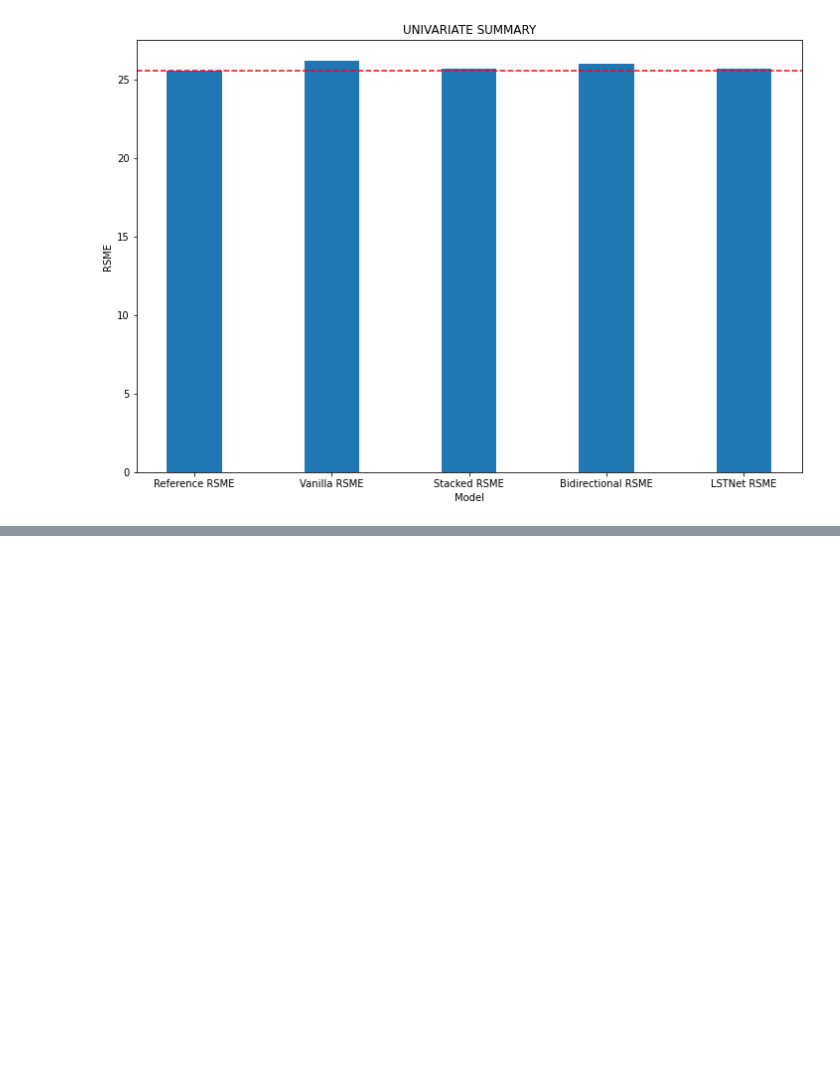
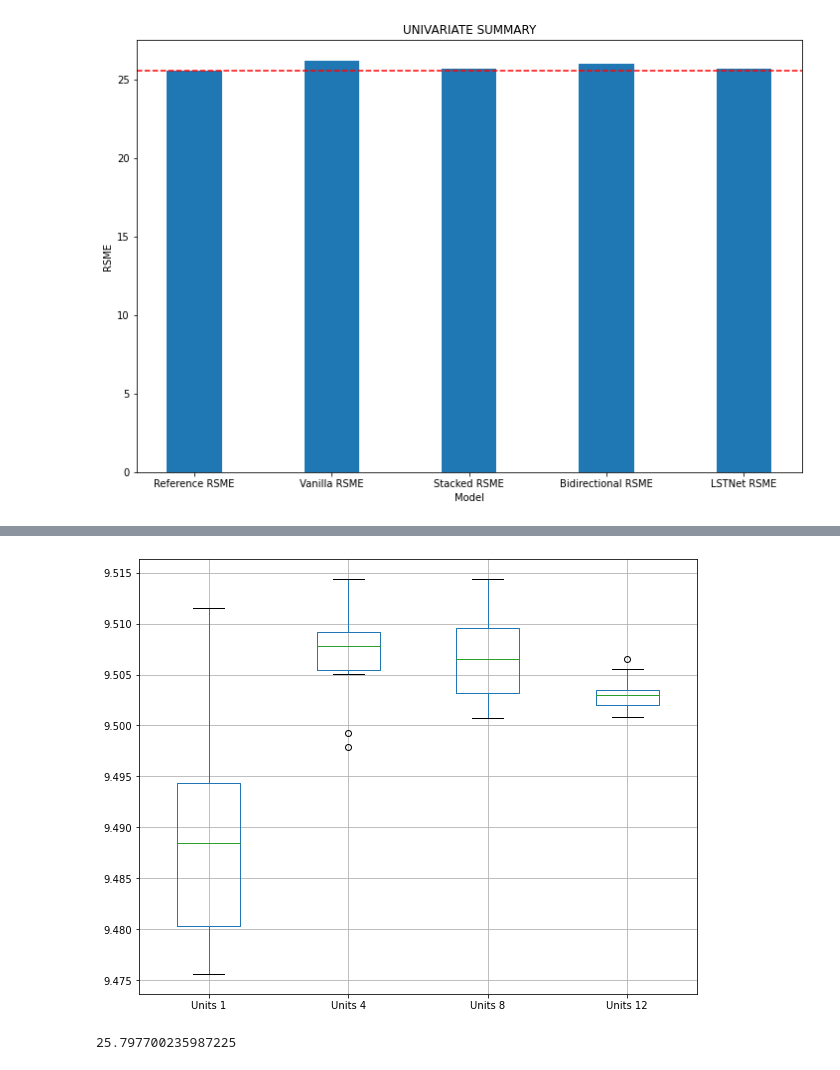
Before and after one commit to darkosarajkic997/StockPricePrediction, a Jupyter notebook: StockPriceTimeSeriesPrediction.ipynb, the cells around one changed output, grey strips where cells are left out. Saved outputs shown, nothing was run; the diff lists cells and outputs as text; code cells hidden in the pictures; blank space fills up the shorter version.

```diff
--- a/StockPriceTimeSeriesPrediction.ipynb
+++ b/StockPriceTimeSeriesPrediction.ipynb
@@ -755,0 +827,20 @@ plt.show()
+# %%
+MultivariateUnits_df=pd.DataFrame()
+units=[1,4,8,12]
+
+for unit in units:
+    errors=list()
+    print(f'Units: {unit}')
+    for index in range(0,10):
+        model = Sequential()
+        model.add(LSTM(unit, input_shape=(trainX.shape[1], trainX.shape[2]),return_sequences=True))
+        model.add(LSTM(unit, input_shape=(trainX.shape[1], trainX.shape[2]), return_sequences=False))
+        model.add(Dense(1))
+        model.compile(loss='mean_squared_error', optimizer='adam')
+
+        history=model.fit(trainX, trainY, epochs=BEST_EPOCHS, batch_size=BEST_BATCH_SIZE,verbose=0,shuffle=False)
+        model.reset_states()
+
+        errors.append(evaluate_model(model,validateX,validateY,close_scaler,difference_validate_data))
+
+    MultivariateUnits_df[f'Units {unit}']=errors
@@ -755,0 +864,18 @@ plt.show()
+# %%
+plt.figure( figsize=(10, 8))
+MultivariateUnits_df.boxplot();
+# %% [output]
+[figure, added]
+# %%
+model = Sequential()
+model.add(LSTM(BEST_UNIT, input_shape=(trainX.shape[1], trainX.shape[2]),return_sequences=True))
+model.add(LSTM(BEST_UNIT, input_shape=(trainX.shape[1], trainX.shape[2]), return_sequences=False))
+model.add(Dense(1))
+model.compile(loss='mean_squared_error', optimizer='adam')
+
+model.fit(trainX, trainY, epochs=BEST_EPOCHS, batch_size=BEST_BATCH_SIZE,verbose=0,shuffle=False)
+
+multivariate_rsme=evaluate_model(model,testX,testY,close_scaler,difference_test_data)
+multivariate_rsme
+# %% [output]
+25.797700235987225
```
Also changed, not shown: parts of 41 cells of this notebook, 1 other file.
